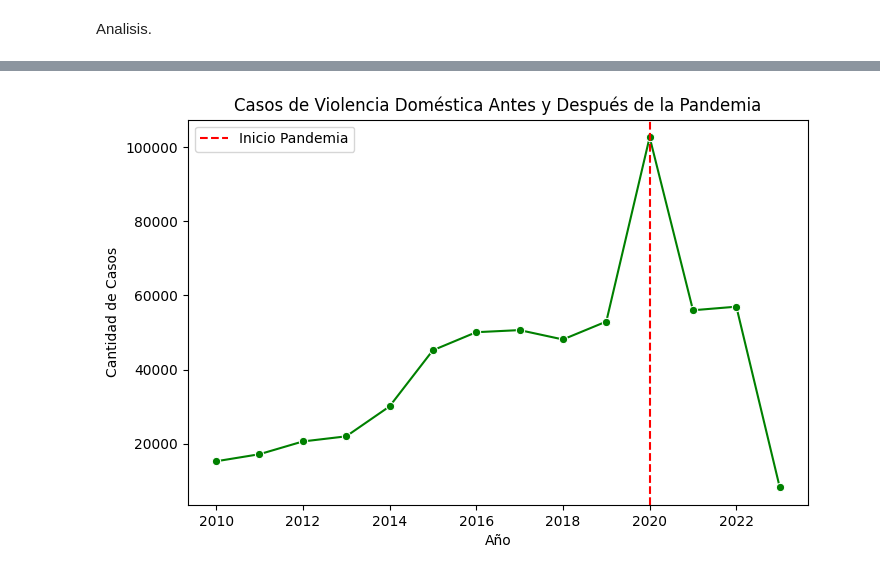
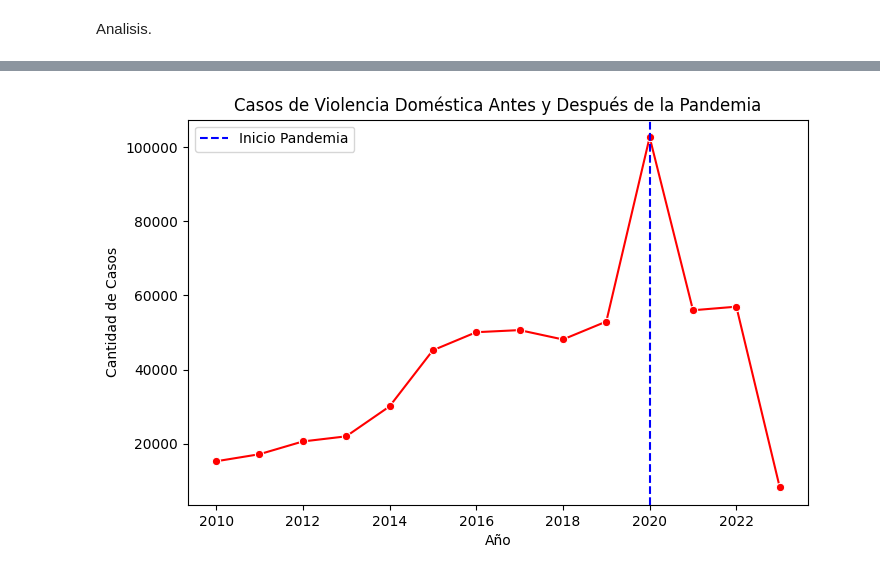
Before and after one commit to MariaIsabelSoto24/Maria_Soto_EA1, a Jupyter notebook: src/pda/Proyecto_Integrador.ipynb, the cells around one changed output, grey strips where cells are left out. Cells and saved outputs as stored; diff of their text form; code cells hidden in the pictures.

```diff
--- a/src/pda/Proyecto_Integrador.ipynb
+++ b/src/pda/Proyecto_Integrador.ipynb
@@ -289,17 +303,17 @@ Passing `palette` without assigning `hue` is deprecated and will be removed in v
 # %%
 # Hipótesis: Casos antes y después de la pandemia
 df["año"] = df["fecha_hecho"].dt.year
 casos_por_año = df["año"].value_counts().sort_index()
 plt.figure(figsize=(8,5))
-sns.lineplot(x=casos_por_año.index, y=casos_por_año.values, marker="o", color="green")
-plt.axvline(x=2020, color='red', linestyle='--', label='Inicio Pandemia')
+sns.lineplot(x=casos_por_año.index, y=casos_por_año.values, marker="o", color="red")
+plt.axvline(x=2020, color='blue', linestyle='--', label='Inicio Pandemia')
 plt.title("Casos de Violencia Doméstica Antes y Después de la Pandemia")
 plt.xlabel("Año")
 plt.ylabel("Cantidad de Casos")
 plt.legend()
 plt.show()
 # %% [output]
-[figure, old version]
+[figure, new version]
 # %%
 # Hipótesis: Uso de armas según género
 plt.figure(figsize=(8,5))
```
Also changed, not shown: parts of 13 cells of this notebook, 1 other file.
